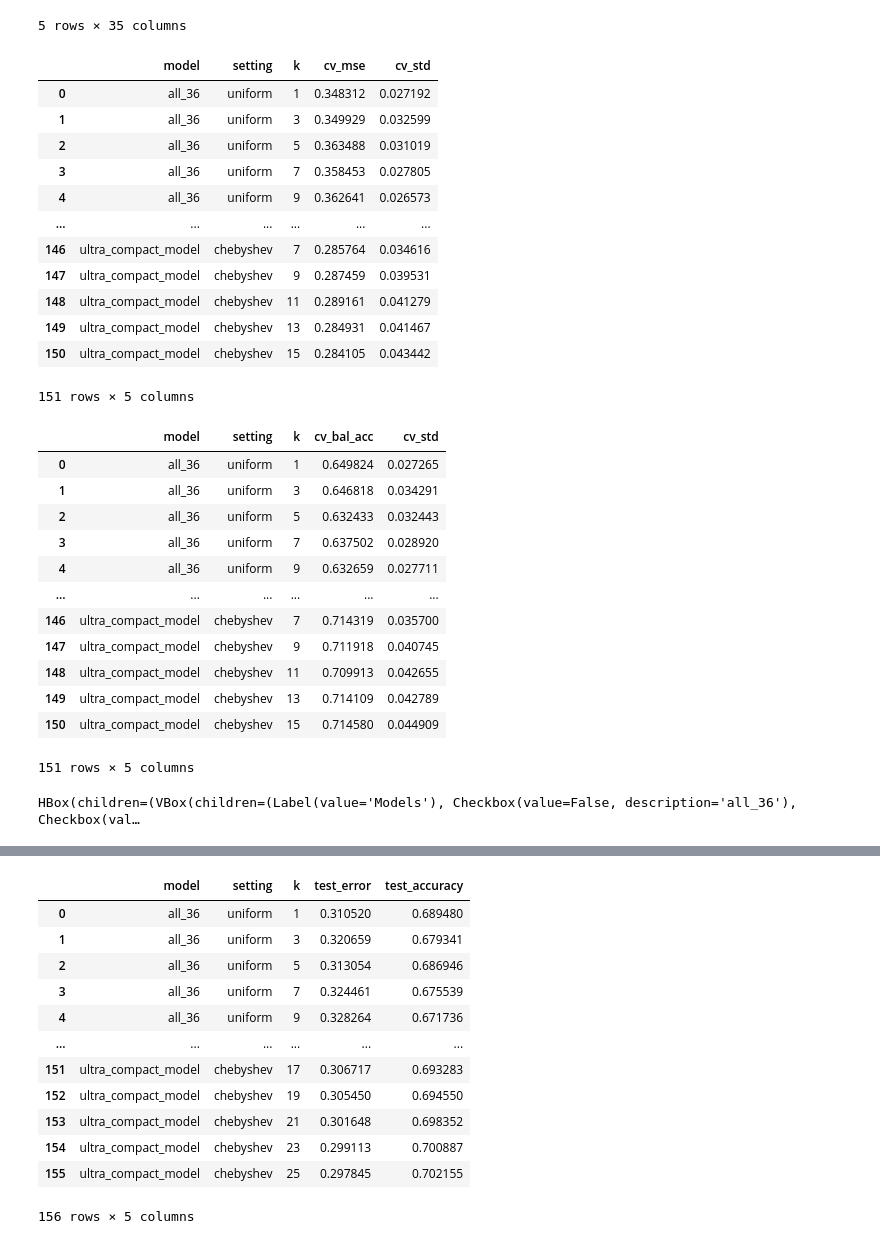
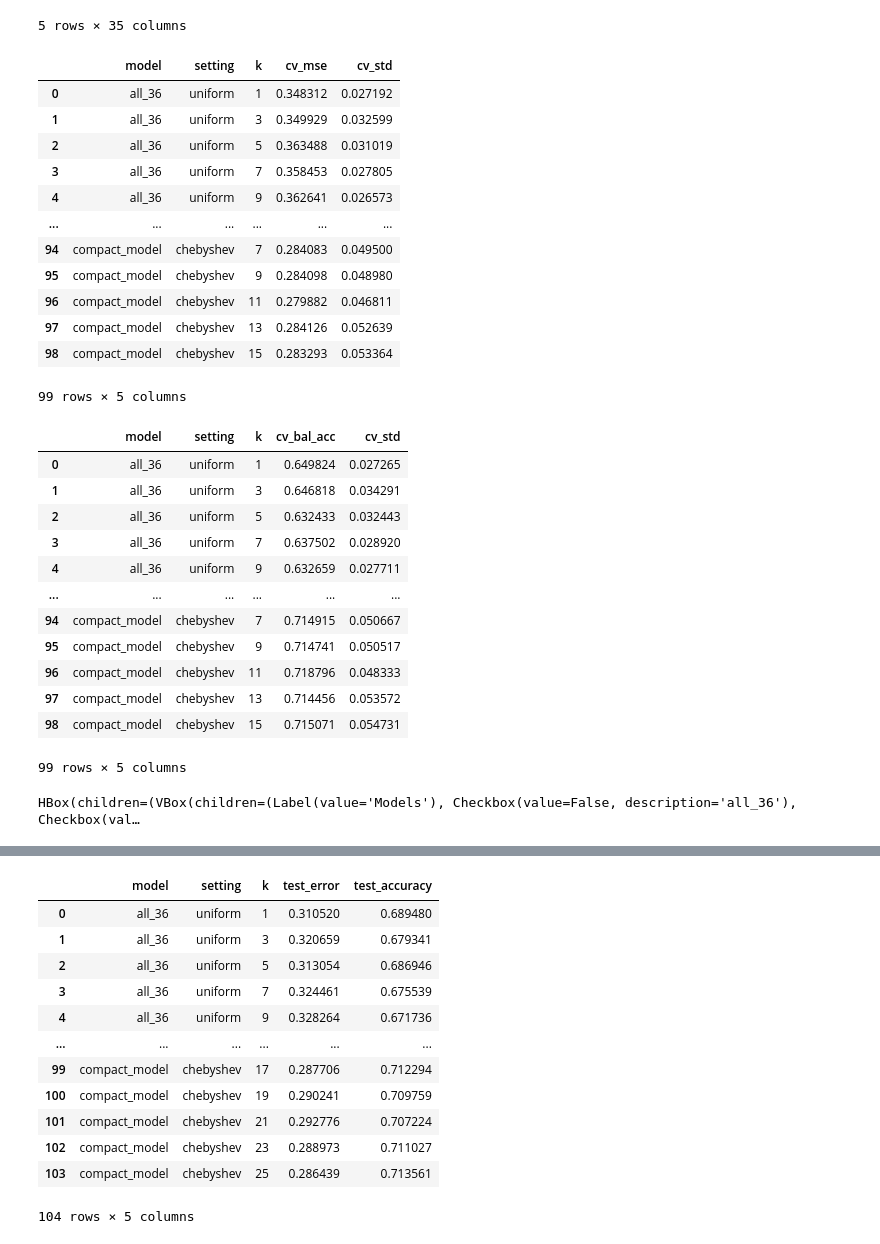
Before and after one commit to Jellia1225/Group9_Ebay_Project, a Jupyter notebook: Model3.ipynb, the cells around one changed output, grey strips where cells are left out. Cells and saved outputs as stored; diff of their text form; code cells hidden in the pictures.

```diff
--- a/Model3.ipynb
+++ b/Model3.ipynb
@@ -112,7 +112,6 @@ X_train_ultra_compact = X_train[ultra_compact_cols].values
 feature_sets = {
     "all_36": X_train_model2,
     "compact_model": X_train_compact,
-    "ultra_compact_model": X_train_ultra_compact,
 }
 # %%
 num_folds = 10
@@ -167,12 +166,12 @@ mse_df.head(-5)
 | 3 | all_36 | uniform | 7 | 0.358453 | 0.027805 |
 | 4 | all_36 | uniform | 9 | 0.362641 | 0.026573 |
 | ... | ... | ... | ... | ... | ... |
-| 146 | ultra_compact_model | chebyshev | 7 | 0.285764 | 0.034616 |
-| 147 | ultra_compact_model | chebyshev | 9 | 0.287459 | 0.039531 |
-| 148 | ultra_compact_model | chebyshev | 11 | 0.289161 | 0.041279 |
-| 149 | ultra_compact_model | chebyshev | 13 | 0.284931 | 0.041467 |
-| 150 | ultra_compact_model | chebyshev | 15 | 0.284105 | 0.043442 |
+| 94 | compact_model | chebyshev | 7 | 0.284083 | 0.049500 |
+| 95 | compact_model | chebyshev | 9 | 0.284098 | 0.048980 |
+| 96 | compact_model | chebyshev | 11 | 0.279882 | 0.046811 |
+| 97 | compact_model | chebyshev | 13 | 0.284126 | 0.052639 |
+| 98 | compact_model | chebyshev | 15 | 0.283293 | 0.053364 |
-151 rows × 5 columns
+99 rows × 5 columns
 # %%
 mse_df.to_csv("mse_results.csv", index=False)
 mse_df = pd.read_csv("mse_results.csv")
@@ -204,23 +203,22 @@ balacc_df.head(-5)
 | 3 | all_36 | uniform | 7 | 0.637502 | 0.028920 |
 | 4 | all_36 | uniform | 9 | 0.632659 | 0.027711 |
 | ... | ... | ... | ... | ... | ... |
-| 146 | ultra_compact_model | chebyshev | 7 | 0.714319 | 0.035700 |
-| 147 | ultra_compact_model | chebyshev | 9 | 0.711918 | 0.040745 |
-| 148 | ultra_compact_model | chebyshev | 11 | 0.709913 | 0.042655 |
-| 149 | ultra_compact_model | chebyshev | 13 | 0.714109 | 0.042789 |
-| 150 | ultra_compact_model | chebyshev | 15 | 0.714580 | 0.044909 |
+| 94 | compact_model | chebyshev | 7 | 0.714915 | 0.050667 |
+| 95 | compact_model | chebyshev | 9 | 0.714741 | 0.050517 |
+| 96 | compact_model | chebyshev | 11 | 0.718796 | 0.048333 |
+| 97 | compact_model | chebyshev | 13 | 0.714456 | 0.053572 |
+| 98 | compact_model | chebyshev | 15 | 0.715071 | 0.054731 |
-151 rows × 5 columns
+99 rows × 5 columns
 # %%
 balacc_df.to_csv("balacc_results.csv", index=False)
 balacc_df = pd.read_csv("balacc_results.csv")
 # %%
-colors = {"all_36": "C0", "compact_model": "C1", "ultra_compact_model": "C2"}
+colors = {"all_36": "C0", "compact_model": "C1"}
 styles = {"uniform": "-", "euclidean": "--", "manhattan": "-.", "chebyshev": ":"}
 
 test_sets = {
     "all_36": X_test_model2,
     "compact_model": X_test[compact_cols].values,
-    "ultra_compact_model": X_test[ultra_compact_cols].values,
 }
 
 
@@ -272,38 +270,38 @@ def plot_test_error(models, setting_names):
     plt.show()
 
 model_boxes = {m: widgets.Checkbox(value=(m == "compact_model"), description=m)
                for m in colors}
 setting_boxes = {s: widgets.Checkbox(value=(s == "uniform"), description=s)
                  for s in styles}
 
 def plot_from_boxes(**checked):
     selected_models = [m for m in colors if checked[m]]
     selected_settings = [s for s in styles if checked[s]]
     plot_test_error(selected_models, selected_settings)
 
 out = widgets.interactive_output(plot_from_boxes, {**model_boxes, **setting_boxes})
 
 display(widgets.HBox([
     widgets.VBox([widgets.Label("Models")] + list(model_boxes.values())),
     widgets.VBox([widgets.Label("Settings")] + list(setting_boxes.values())),
 ]), out)
 
 display(test_error_df)
 # %% [output]
 HBox(children=(VBox(children=(Label(value='Models'), Checkbox(value=False, description='all_36'), Checkbox(val…
 [interactive output not drawn]
 |  | model | setting | k | test_error | test_accuracy |
 | 0 | all_36 | uniform | 1 | 0.310520 | 0.689480 |
 | 1 | all_36 | uniform | 3 | 0.320659 | 0.679341 |
 | 2 | all_36 | uniform | 5 | 0.313054 | 0.686946 |
 | 3 | all_36 | uniform | 7 | 0.324461 | 0.675539 |
 | 4 | all_36 | uniform | 9 | 0.328264 | 0.671736 |
 | ... | ... | ... | ... | ... | ... |
-| 151 | ultra_compact_model | chebyshev | 17 | 0.306717 | 0.693283 |
-| 152 | ultra_compact_model | chebyshev | 19 | 0.305450 | 0.694550 |
-| 153 | ultra_compact_model | chebyshev | 21 | 0.301648 | 0.698352 |
-| 154 | ultra_compact_model | chebyshev | 23 | 0.299113 | 0.700887 |
-| 155 | ultra_compact_model | chebyshev | 25 | 0.297845 | 0.702155 |
+| 99 | compact_model | chebyshev | 17 | 0.287706 | 0.712294 |
+| 100 | compact_model | chebyshev | 19 | 0.290241 | 0.709759 |
+| 101 | compact_model | chebyshev | 21 | 0.292776 | 0.707224 |
+| 102 | compact_model | chebyshev | 23 | 0.288973 | 0.711027 |
+| 103 | compact_model | chebyshev | 25 | 0.286439 | 0.713561 |
-156 rows × 5 columns
+104 rows × 5 columns
 # %%
 test_error_df.to_csv("test_error_results.csv", index=False)
```
Also changed, not shown: parts of 3 cells of this notebook.
